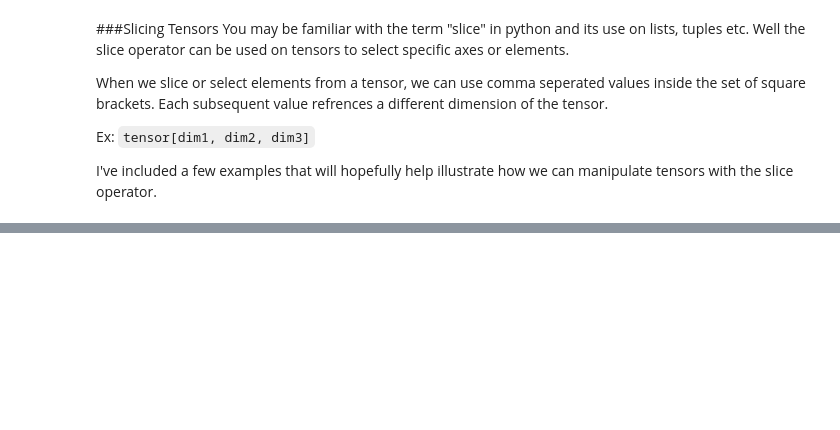
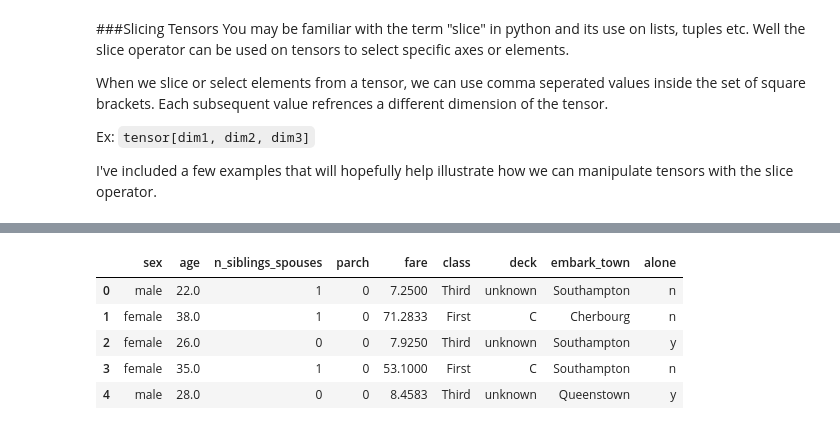
Before and after one commit to Vaibhav67979/MachineLearning, a Jupyter notebook: TensorFlow_Intro.ipynb, the cells around one changed output, grey strips where cells are left out. Cells and saved outputs as stored; diff of their text form; code cells hidden in the pictures; blank space fills up the shorter version.

```diff
--- a/TensorFlow_Intro.ipynb
+++ b/TensorFlow_Intro.ipynb
@@ -203,0 +340,8 @@ https://www.tensorflow.org/guide/tensor
+# %%
+# Load dataset.
+dftrain = pd.read_csv('https://storage.googleapis.com/tf-datasets/titanic/train.csv') # training data
+dfeval = pd.read_csv('https://storage.googleapis.com/tf-datasets/titanic/eval.csv') # testing data
+print(dftrain.head())
+y_train = dftrain.pop('survived')
+y_eval = dfeval.pop('survived')
+print(dftrain.head())
@@ -203,0 +387,9 @@ https://www.tensorflow.org/guide/tensor
+# %%
+dftrain.head()
+# %% [output]
+|  | sex | age | n_siblings_spouses | parch | fare | class | deck | embark_town | alone |
+| 0 | male | 22.0 | 1 | 0 | 7.2500 | Third | unknown | Southampton | n |
+| 1 | female | 38.0 | 1 | 0 | 71.2833 | First | C | Cherbourg | n |
+| 2 | female | 26.0 | 0 | 0 | 7.9250 | Third | unknown | Southampton | y |
+| 3 | female | 35.0 | 1 | 0 | 53.1000 | First | C | Southampton | n |
+| 4 | male | 28.0 | 0 | 0 | 8.4583 | Third | unknown | Queenstown | y |
```
Also changed, not shown: parts of 37 cells of this notebook.
